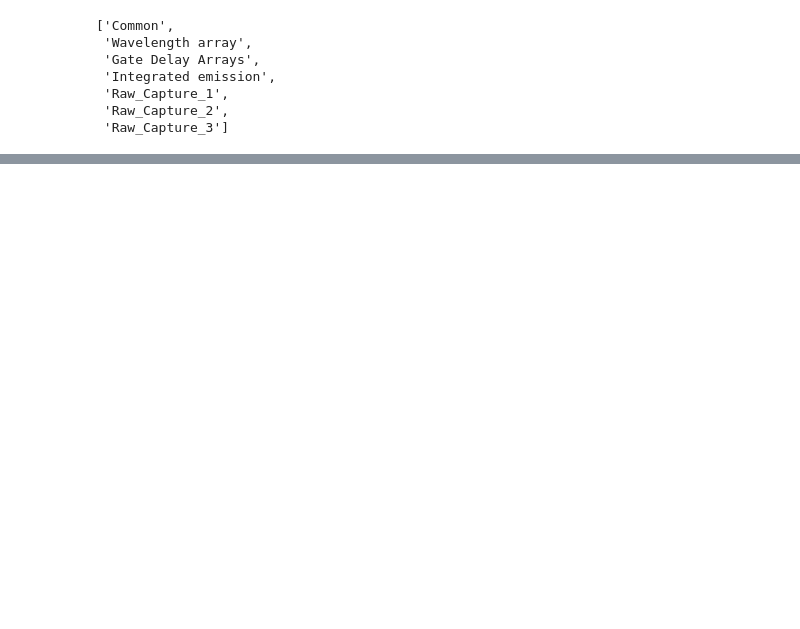
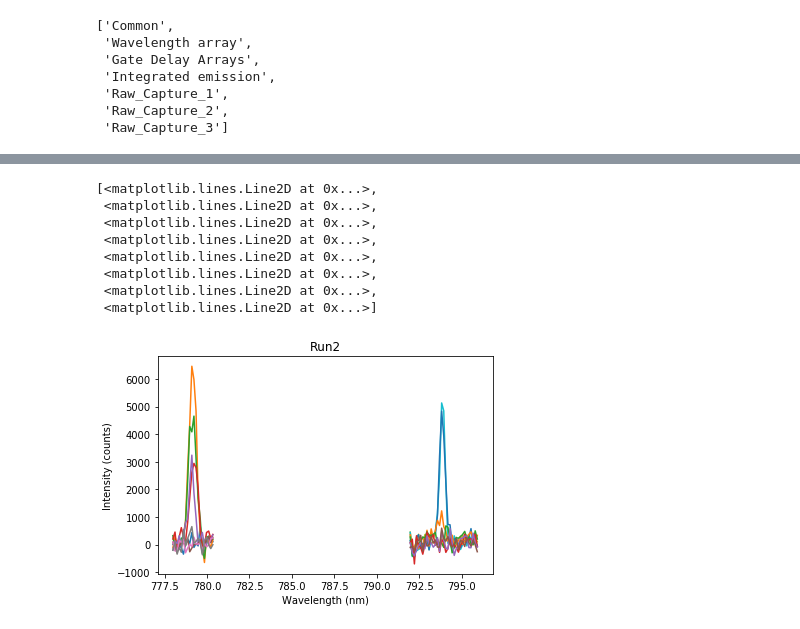
Before and after one commit to msb002/MHDlab, a Jupyter notebook: Python Analysis/Vapor Tube Analysis-excimer.ipynb, the cells around one changed output, grey strips where cells are left out. Saved outputs shown, nothing was run; the diff lists cells and outputs as text; code cells hidden in the pictures; blank space fills up the shorter version.

```diff
--- a/Python Analysis/Vapor Tube Analysis-excimer.ipynb
+++ b/Python Analysis/Vapor Tube Analysis-excimer.ipynb
@@ -59,0 +85,16 @@ plt.plot(a.datapdframes['Raw_Capture_2'])
+# %%
+plt.xlabel("Wavelength (nm)")
+plt.ylabel("Intensity (counts)")
+plt.title("Run2")
+plt.plot(wl_peak1,data_peak1_run2)
+plt.plot(wl_peak2,data_peak2_run2)
+# %% [output]
+[<matplotlib.lines.Line2D at 0x...>,
+ <matplotlib.lines.Line2D at 0x...>,
+ <matplotlib.lines.Line2D at 0x...>,
+ <matplotlib.lines.Line2D at 0x...>,
+ <matplotlib.lines.Line2D at 0x...>,
+ <matplotlib.lines.Line2D at 0x...>,
+ <matplotlib.lines.Line2D at 0x...>,
+ <matplotlib.lines.Line2D at 0x...>]
+[figure, added]
```
Also changed, not shown: parts of 12 cells of this notebook.
